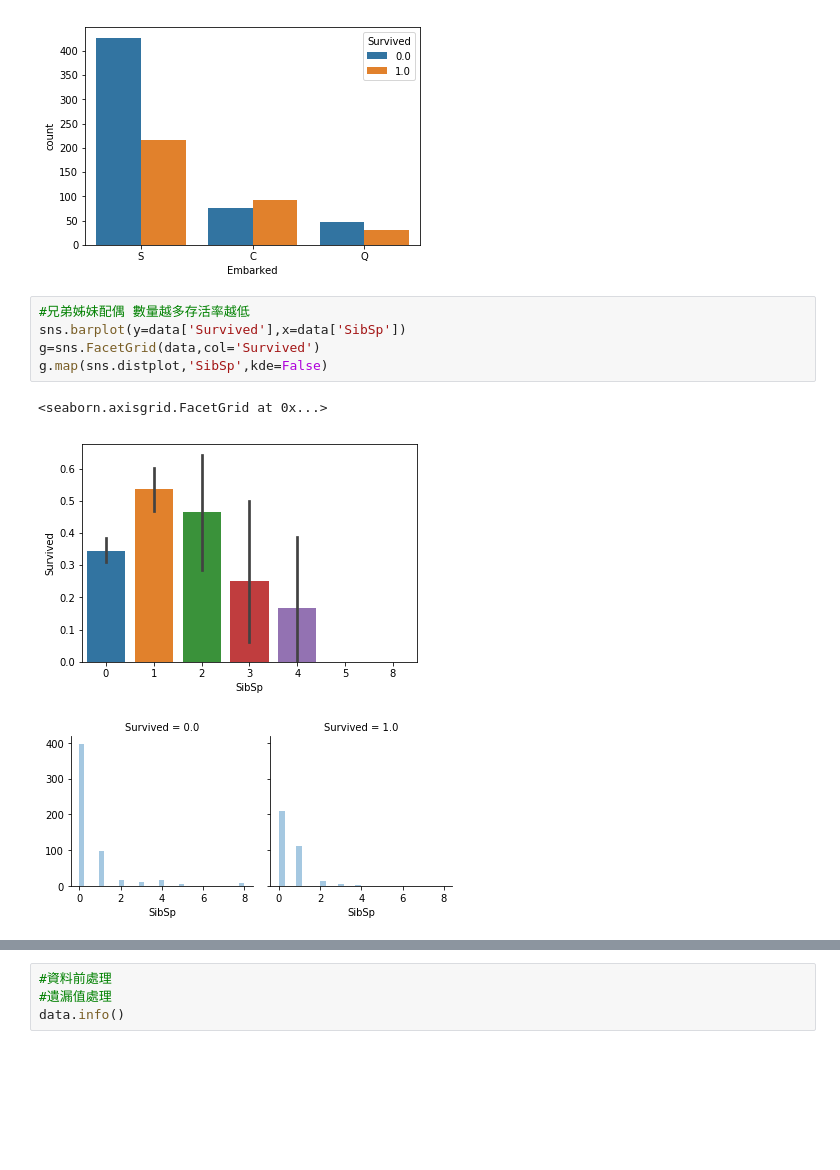
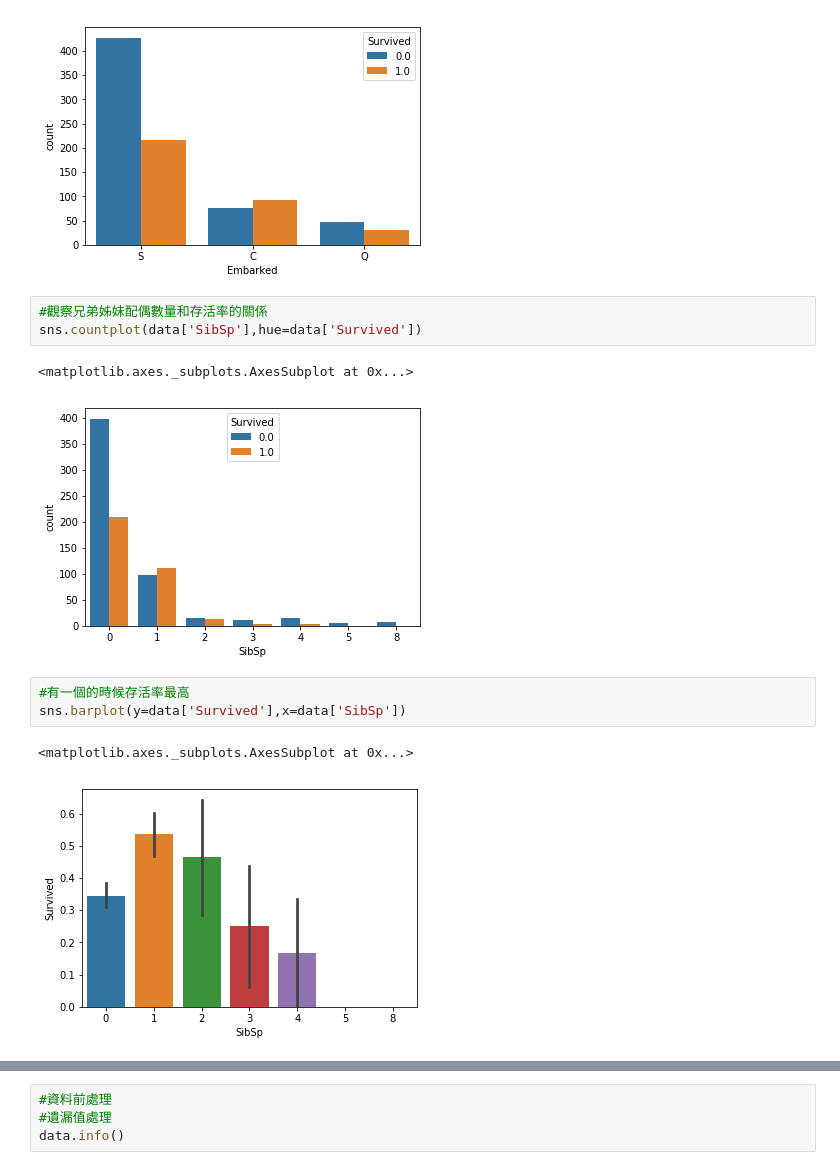
Before and after one commit to HsiaoWenHui/ML_practice, a Jupyter notebook: Titanic_Practice.ipynb, the cells around one changed output, grey strips where cells are left out. Saved outputs shown, nothing was run; the diff lists cells and outputs as text; blank space fills up the shorter version.

```diff
--- a/Titanic_Practice.ipynb
+++ b/Titanic_Practice.ipynb
@@ -95,12 +108,15 @@ sns.countplot(data['Embarked'],hue=data['Survived'])
 # %% [output]
 <matplotlib.axes._subplots.AxesSubplot at 0x...>
 [figure]
+# %%
+#觀察兄弟姊妹配偶數量和存活率的關係
+sns.countplot(data['SibSp'],hue=data['Survived'])
+# %% [output]
+<matplotlib.axes._subplots.AxesSubplot at 0x...>
+[figure, added]
 # %%
-#兄弟姊妹配偶 數量越多存活率越低
+#有一個的時候存活率最高
 sns.barplot(y=data['Survived'],x=data['SibSp'])
-g=sns.FacetGrid(data,col='Survived')
-g.map(sns.distplot,'SibSp',kde=False)
 # %% [output]
-<seaborn.axisgrid.FacetGrid at 0x...>
+<matplotlib.axes._subplots.AxesSubplot at 0x...>
-[figure, old version]
+[figure, new version]
-[figure, removed]
```
Also changed, not shown: parts of 28 cells of this notebook, 2 other files.
